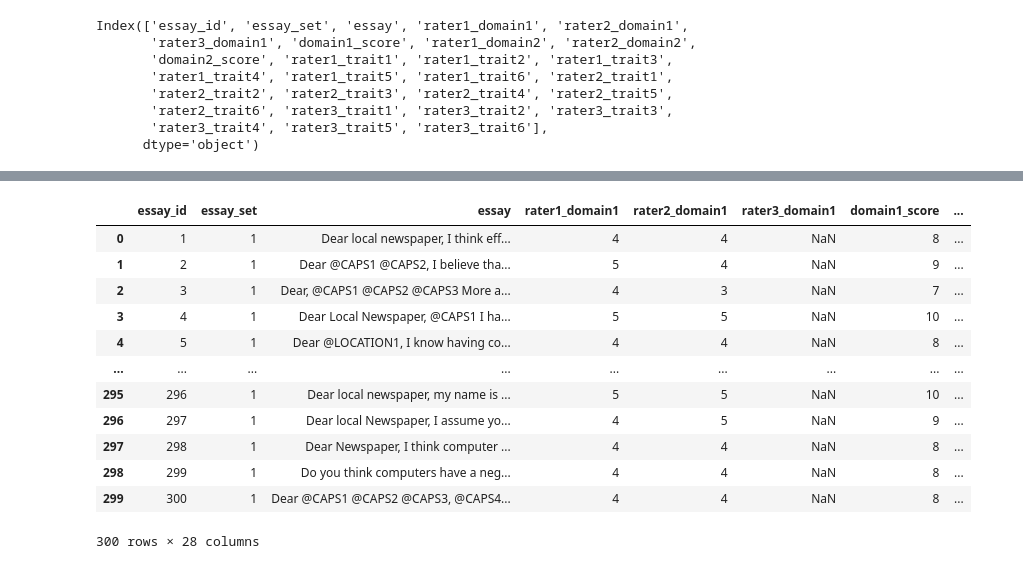
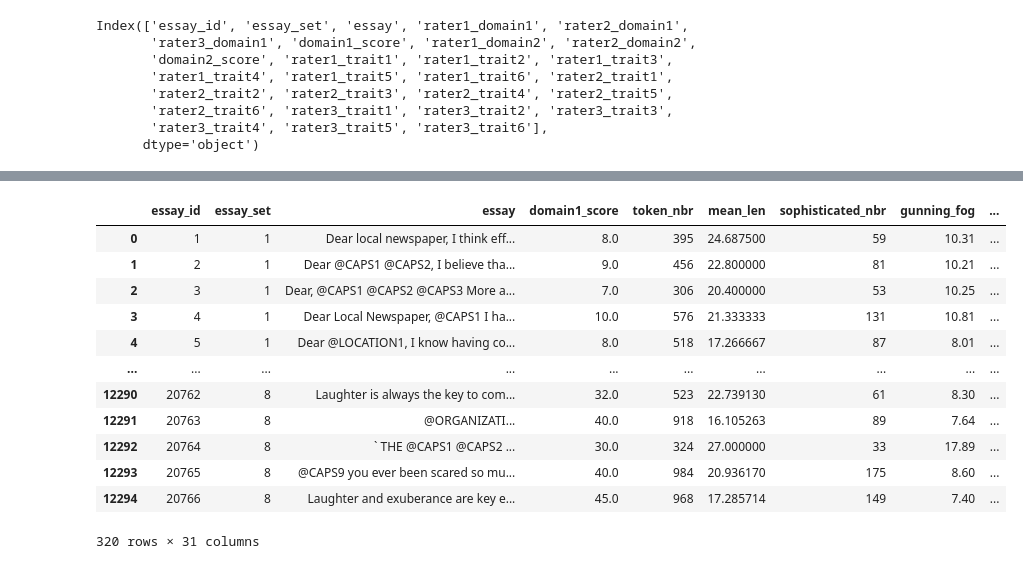
Before and after one commit to Henokagb/English-quality-prediction, a Jupyter notebook: Model_test.ipynb, the cells around one changed output, grey strips where cells are left out. Cells and saved outputs as stored; diff of their text form; code cells hidden in the pictures.

```diff
--- a/Model_test.ipynb
+++ b/Model_test.ipynb
@@ -200,22 +207,14 @@ dfx
 # %%
 comp, qual, gen,  reada = complexity(), quality(), generic(), readability()
 # %%
-
-
-
 dfx['token_nbr'] = dfx['essay'].apply(gen.get_token_nbr)
 dfx['mean_len'] = dfx['essay'].apply(gen.get_mean_len)
-
 dfx['sophisticated_nbr'] = dfx['essay'].apply(qual.get_sophisticated_nbr)
-dfx['level_of_language'] = dfx['essay'].apply(qual.level_of_language)
-
 dfx['gunning_fog'] = dfx['essay'].apply(reada.g_fog)
 dfx['ari'] = dfx['essay'].apply(reada.ari)
 dfx['smog_index'] = dfx['essay'].apply(reada.smog_index)
 dfx['flesch_kincaid'] = dfx['essay'].apply(reada.flesch_kincaid)
 dfx['dale_chall_readability'] = dfx['essay'].apply(reada.dale_chall_readability)
-
-
 dfx['coleman_liau'] = dfx['essay'].apply(comp.coleman_liau)
 dfx['root_ttr'] = dfx['essay'].apply(comp.root_ttr)
 dfx['ttr'] = dfx['essay'].apply(comp.ttr)
@@ -223,4 +222,16 @@ dfx['log_ttr'] = dfx['essay'].apply(comp.log_ttr)
 dfx['mass_ttr'] = dfx['essay'].apply(comp.mass_ttr)
 dfx['msttr'] = dfx['essay'].apply(comp.msttr)
 dfx['mtld'] = dfx['essay'].apply(comp.mtld)
-defx
+dfx['negative_score'] = dfx['essay'].apply(m_u.negative_score)
+dfx['positive_score'] = dfx['essay'].apply(m_u.positive_score)
+dfx['read_time_difficulty_estimate'] = dfx['essay'].apply(m_u.read_time_difficulty_estimate)
+dfx['word_entropy'] = dfx['essay'].apply(m_u.word_entropy)
+dfx['noun_verb_ratio'] = dfx['essay'].apply(m_u.noun_verb_ratio)
+dfx['unique_dependency_types'] = dfx['essay'].apply(m_u.unique_dependency_types)
+dfx['avg_dependencies_per_token'] = dfx['essay'].apply(m_u.avg_dependencies_per_token)
+dfx['dependency_parse_features'] = dfx['essay'].apply(m_u.dependency_parse_features)
+dfx['read_time_estimate'] = dfx['essay'].apply(m_u.read_time_estimate)
+dfx['generate_ngrams'] = dfx['essay'].apply(m_u.generate_ngrams)
+dfx['unique_word_count'] = dfx['essay'].apply(m_u.unique_word_count)
+dfx['stopword_count'] = dfx['essay'].apply(m_u.stopword_count)
+dfx
@@ -226,0 +252,11 @@ defx
+# %%
+for i in dfx.index:
+    current_value = dfx['read_time_difficulty_estimate'][i]
+
+    if current_value == 'Easy':
+        dfx.loc[i, 'read_time_difficulty_estimate'] = 0
+    elif current_value == 0:
+        dfx.loc[i, 'read_time_difficulty_estimate'] = 1
+    else:
+        dfx.loc[i, 'read_time_difficulty_estimate'] = 2
+#dfx
@@ -257,0 +307,9 @@ dfx[['essay_id', 'essay_set', 'rater1_domain1', 'rater2_domain1',
+# %%
+dfx = dfx.drop(['rater1_domain1', 'rater2_domain1',
+       'rater3_domain1', 'rater1_domain2', 'rater2_domain2',
+       'domain2_score', 'rater1_trait1', 'rater1_trait2', 'rater1_trait3',
+       'rater1_trait4', 'rater1_trait5', 'rater1_trait6', 'rater2_trait1',
+       'rater2_trait2', 'rater2_trait3', 'rater2_trait4', 'rater2_trait5',
+       'rater2_trait6', 'rater3_trait1', 'rater3_trait2', 'rater3_trait3',
+       'rater3_trait4', 'rater3_trait5', 'rater3_trait6'], axis=1)
+dfx
@@ -258,19 +330,19 @@ dfx[['essay_id', 'essay_set', 'rater1_domain1', 'rater2_domain1',
 # %%
 dfx['domain1_score'] = df['domain1_score']
-dfa = df.copy(deep=True)
+dfa = dfx.copy(deep=True)
 dfa
 # %% [output]
-|  | essay_id | essay_set | essay | rater1_domain1 | rater2_domain1 | rater3_domain1 | domain1_score | ... |
-| 0 | 1 | 1 | Dear local newspaper, I think eff... | 4 | 4 | NaN | 8 | ... |
-| 1 | 2 | 1 | Dear @CAPS1 @CAPS2, I believe tha... | 5 | 4 | NaN | 9 | ... |
-| 2 | 3 | 1 | Dear, @CAPS1 @CAPS2 @CAPS3 More a... | 4 | 3 | NaN | 7 | ... |
-| 3 | 4 | 1 | Dear Local Newspaper, @CAPS1 I ha... | 5 | 5 | NaN | 10 | ... |
-| 4 | 5 | 1 | Dear @LOCATION1, I know having co... | 4 | 4 | NaN | 8 | ... |
-| ... | ... | ... | ... | ... | ... | ... | ... | ... |
-| 295 | 296 | 1 | Dear local newspaper, my name is ... | 5 | 5 | NaN | 10 | ... |
-| 296 | 297 | 1 | Dear local Newspaper, I assume yo... | 4 | 5 | NaN | 9 | ... |
-| 297 | 298 | 1 | Dear Newspaper, I think computer ... | 4 | 4 | NaN | 8 | ... |
-| 298 | 299 | 1 | Do you think computers have a neg... | 4 | 4 | NaN | 8 | ... |
-| 299 | 300 | 1 | Dear @CAPS1 @CAPS2 @CAPS3, @CAPS4... | 4 | 4 | NaN | 8 | ... |
+|  | essay_id | essay_set | essay | domain1_score | token_nbr | mean_len | sophisticated_nbr | gunning_fog | ... |
+| 0 | 1 | 1 | Dear local newspaper, I think eff... | 8.0 | 395 | 24.687500 | 59 | 10.31 | ... |
+| 1 | 2 | 1 | Dear @CAPS1 @CAPS2, I believe tha... | 9.0 | 456 | 22.800000 | 81 | 10.21 | ... |
+| 2 | 3 | 1 | Dear, @CAPS1 @CAPS2 @CAPS3 More a... | 7.0 | 306 | 20.400000 | 53 | 10.25 | ... |
+| 3 | 4 | 1 | Dear Local Newspaper, @CAPS1 I ha... | 10.0 | 576 | 21.333333 | 131 | 10.81 | ... |
+| 4 | 5 | 1 | Dear @LOCATION1, I know having co... | 8.0 | 518 | 17.266667 | 87 | 8.01 | ... |
+| ... | ... | ... | ... | ... | ... | ... | ... | ... | ... |
+| 12290 | 20762 | 8 | Laughter is always the key to com... | 32.0 | 523 | 22.739130 | 61 | 8.30 | ... |
+| 12291 | 20763 | 8 | @ORGANIZATI... | 40.0 | 918 | 16.105263 | 89 | 7.64 | ... |
+| 12292 | 20764 | 8 | ` THE @CAPS1 @CAPS2 ... | 30.0 | 324 | 27.000000 | 33 | 17.89 | ... |
+| 12293 | 20765 | 8 | @CAPS9 you ever been scared so mu... | 40.0 | 984 | 20.936170 | 175 | 8.60 | ... |
+| 12294 | 20766 | 8 | Laughter and exuberance are key e... | 45.0 | 968 | 17.285714 | 149 | 7.40 | ... |
-300 rows × 28 columns
+320 rows × 31 columns
 # %%
```
Also changed, not shown: parts of 48 cells of this notebook, 1 other file.
